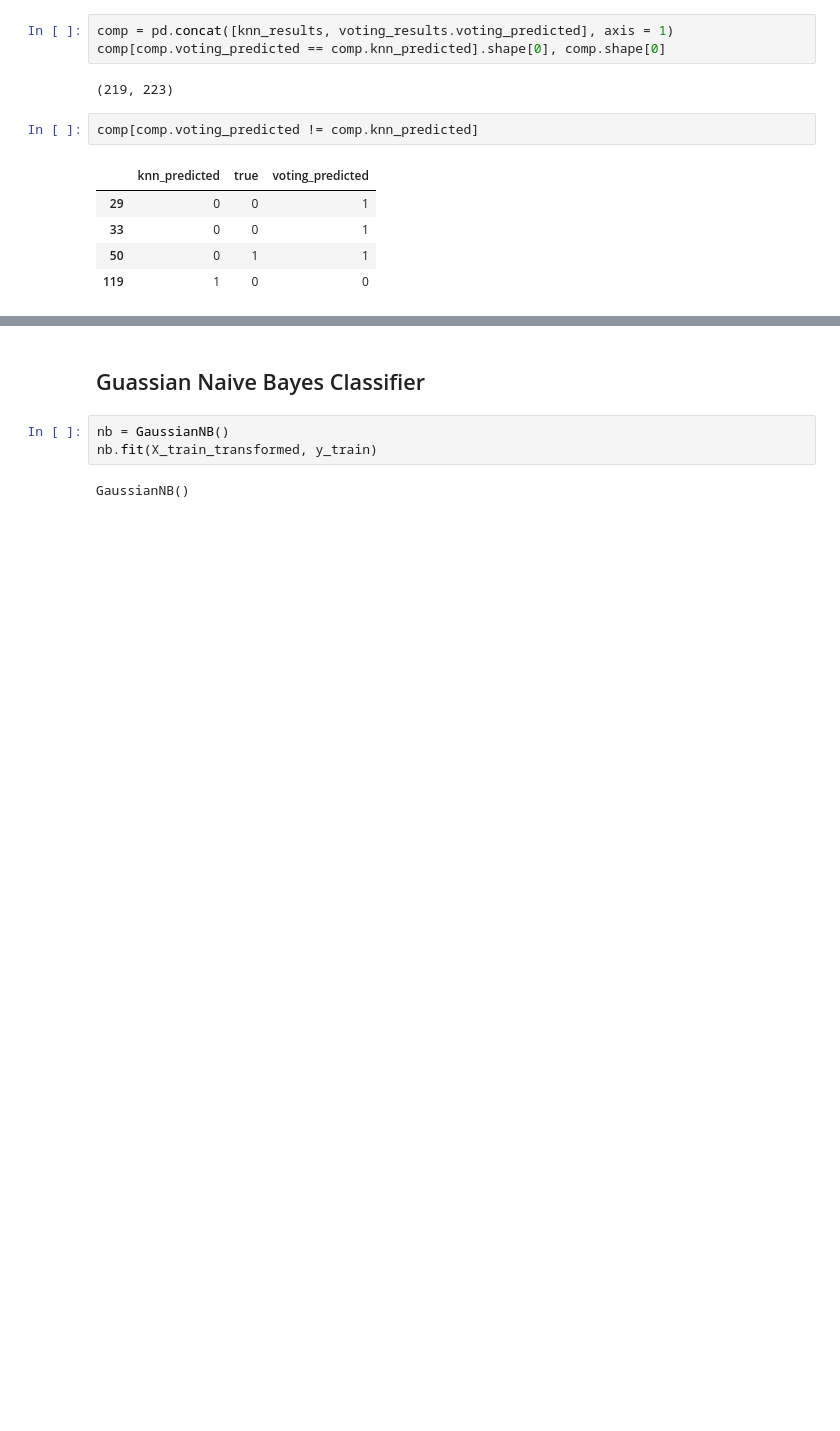
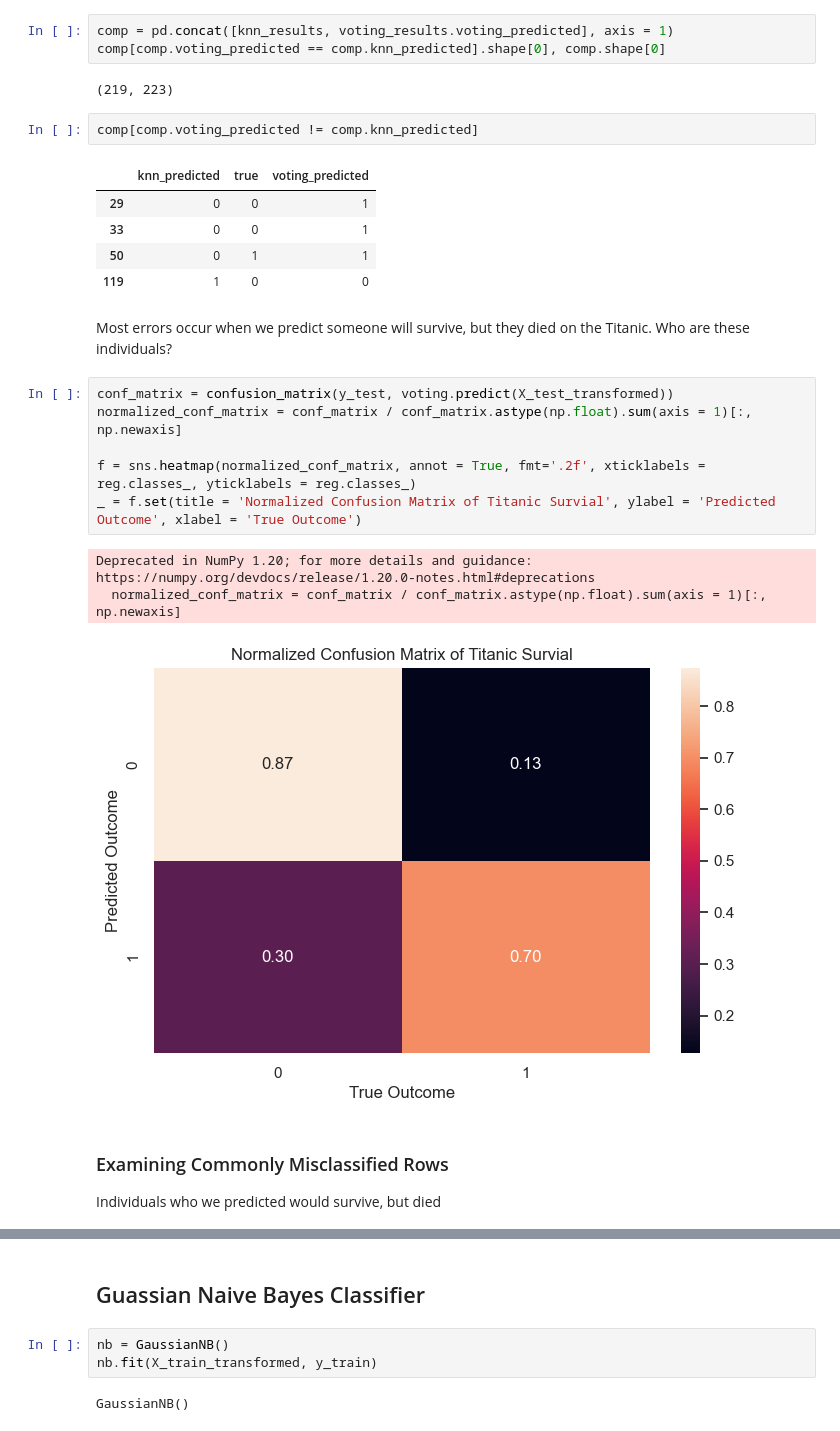
Before and after one commit to haleyej/SI_370_homework_5, a Jupyter notebook: homework_5.ipynb, the cells around one changed output, grey strips where cells are left out. Saved outputs shown, nothing was run; the diff lists cells and outputs as text; blank space fills up the shorter version.

```diff
--- a/homework_5.ipynb
+++ b/homework_5.ipynb
@@ -368,3 +379,18 @@ comp[comp.voting_predicted != comp.knn_predicted]
 | 33 | 0 | 0 | 1 |
 | 50 | 0 | 1 | 1 |
 | 119 | 1 | 0 | 0 |
+# %% [markdown]
+Most errors occur when we predict someone will survive, but they died on the Titanic. Who are these individuals?
+# %%
+conf_matrix = confusion_matrix(y_test, voting.predict(X_test_transformed))
+normalized_conf_matrix = conf_matrix / conf_matrix.astype(np.float).sum(axis = 1)[:, np.newaxis]
+
+f = sns.heatmap(normalized_conf_matrix, annot = True, fmt='.2f', xticklabels = reg.classes_, yticklabels = reg.classes_)
+_ = f.set(title = 'Normalized Confusion Matrix of Titanic Survial', ylabel = 'Predicted Outcome', xlabel = 'True Outcome')
+# %% [output]
+Deprecated in NumPy 1.20; for more details and guidance: https://numpy.org/devdocs/release/1.20.0-notes.html#deprecations
+  normalized_conf_matrix = conf_matrix / conf_matrix.astype(np.float).sum(axis = 1)[:, np.newaxis]
+[figure, added]
+# %% [markdown]
+<h3>Examining Commonly Misclassified Rows</h3>
+Individuals who we predicted would survive, but died
```
Also changed, not shown: parts of 7 cells of this notebook.
